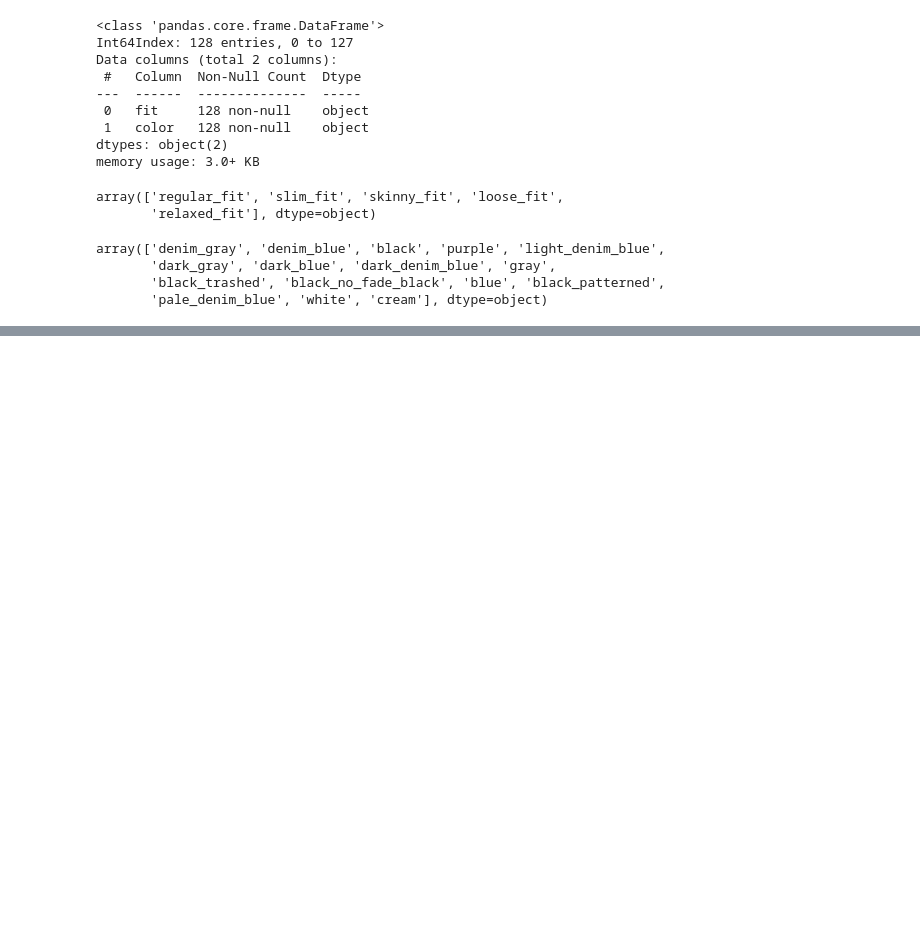
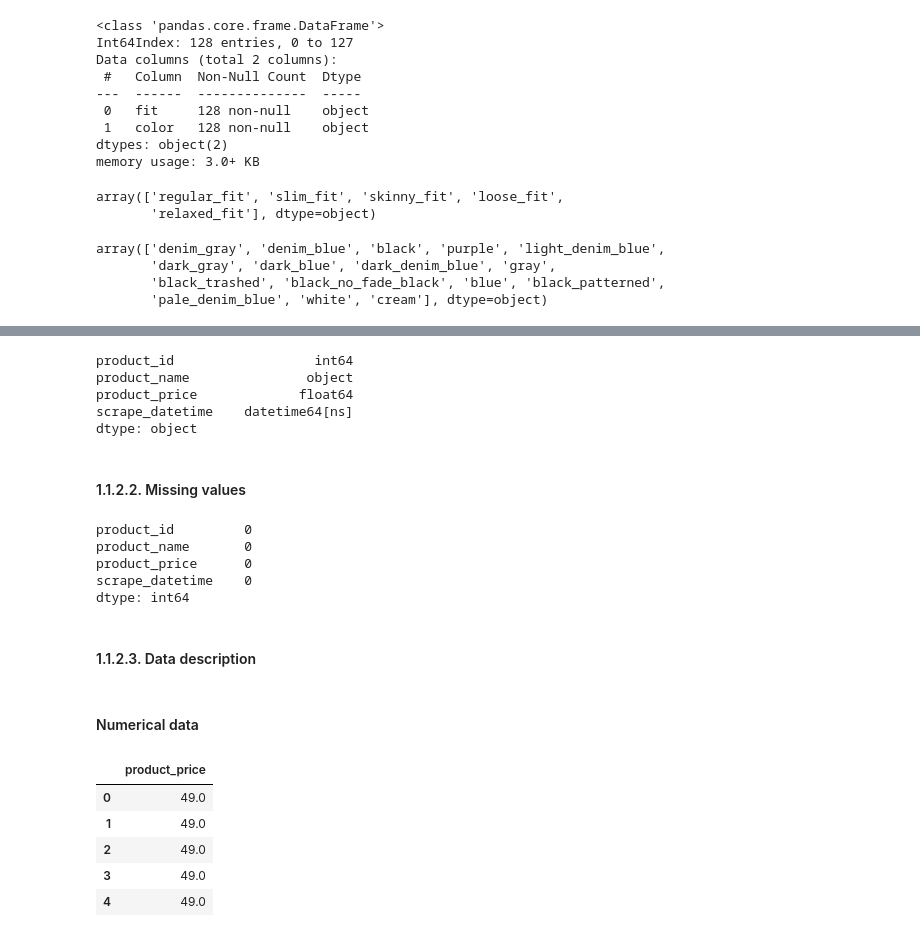
Before and after one commit to lucasquemelli/Star_Jeans, a Jupyter notebook: star_jeans.ipynb, the cells around one changed output, grey strips where cells are left out. Cells and saved outputs as stored; diff of their text form; code cells hidden in the pictures; blank space fills up the shorter version.

```diff
--- a/star_jeans.ipynb
+++ b/star_jeans.ipynb
@@ -344,0 +364,34 @@ array(['denim_gray', 'denim_blue', 'black', 'purple', 'light_denim_blue',
+# %%
+df02 = df02.drop(columns=['Unnamed: 0']).reset_index(drop=True)
+df02['scrape_datetime'] = pd.to_datetime(df02['scrape_datetime'])
+df02.dtypes
+# %% [output]
+product_id                  int64
+product_name               object
+product_price             float64
+scrape_datetime    datetime64[ns]
+dtype: object
+# %% [markdown]
+#### 1.1.2.2. Missing values
+# %%
+df02.isna().sum()
+# %% [output]
+product_id         0
+product_name       0
+product_price      0
+scrape_datetime    0
+dtype: int64
+# %% [markdown]
+#### 1.1.2.3. Data description
+# %% [markdown]
+#### Numerical data
+# %%
+numerical_attributes = df02.select_dtypes(include=['float64'])
+numerical_attributes.head()
+# %% [output]
+|  | product_price |
+| 0 | 49.0 |
+| 1 | 49.0 |
+| 2 | 49.0 |
+| 3 | 49.0 |
+| 4 | 49.0 |
```
Also changed, not shown: parts of 11 cells of this notebook.
